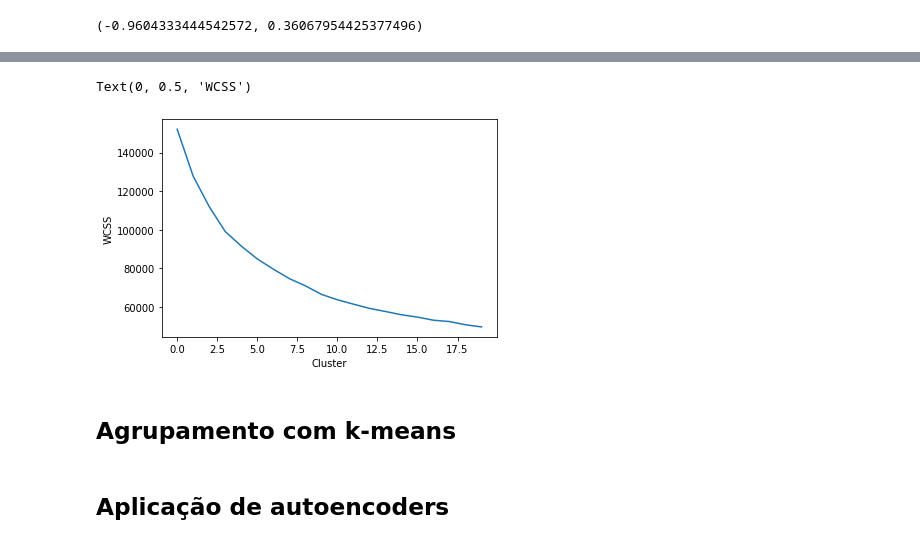
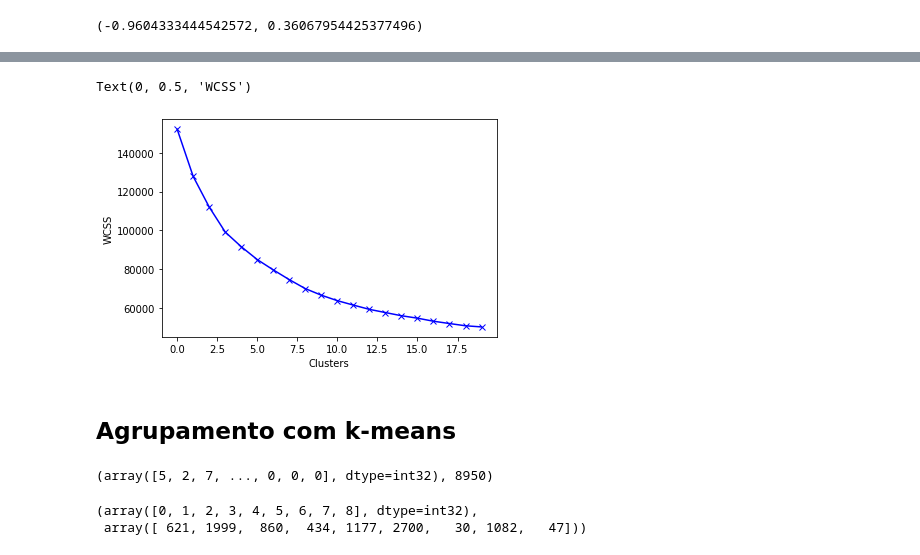
Before and after one commit to Vinicius-Luiz/ciencia_dados_para_empresas, a Jupyter notebook: MARKETING/Departamento_de_Marketing_Treinamento_dos_dados.ipynb, the cells around one changed output, grey strips where cells are left out. Drawn from its saved outputs; the diff is of its cells as text; code cells hidden in the pictures.

```diff
--- a/MARKETING/Departamento_de_Marketing.ipynb
+++ b/MARKETING/Departamento_de_Marketing_Treinamento_dos_dados.ipynb
@@ -233,11 +234,9 @@ for cont, i in enumerate(wcss_1):
 # %%
-plt.plot(wcss_1)
-plt.xlabel('Cluster')
+plt.plot(wcss_1, 'bx-')
+plt.xlabel('Clusters')
 plt.ylabel('WCSS')
 # %% [output]
 Text(0, 0.5, 'WCSS')
-[figure, old version]
+[figure, new version]
 # %% [markdown]
 ## Agrupamento com k-means
-# %% [markdown]
-## Aplicação de autoencoders
@@ -243,0 +248,9 @@ Text(0, 0.5, 'WCSS')
+# %%
+labels, len(labels) #Os clientes foram agrupados em grupos de 0 a 6
+# %% [output]
+(array([5, 2, 7, ..., 0, 0, 0], dtype=int32), 8950)
+# %%
+np.unique(labels, return_counts = True) #Contagem nos grupos
+# %% [output]
+(array([0, 1, 2, 3, 4, 5, 6, 7, 8], dtype=int32),
+ array([ 621, 1999,  860,  434, 1177, 2700,   30, 1082,   47]))
```
Also changed, not shown: parts of 9 cells of this notebook, 4 other files.
